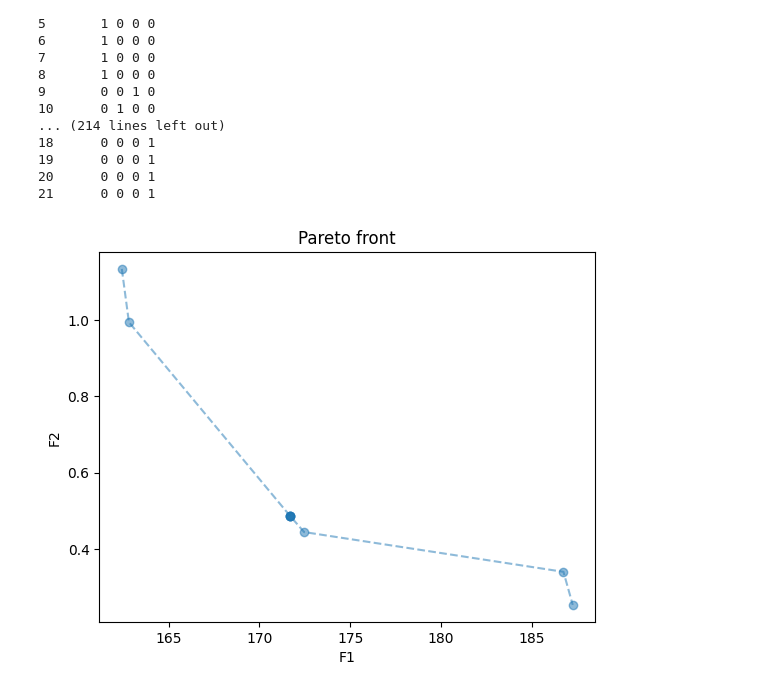
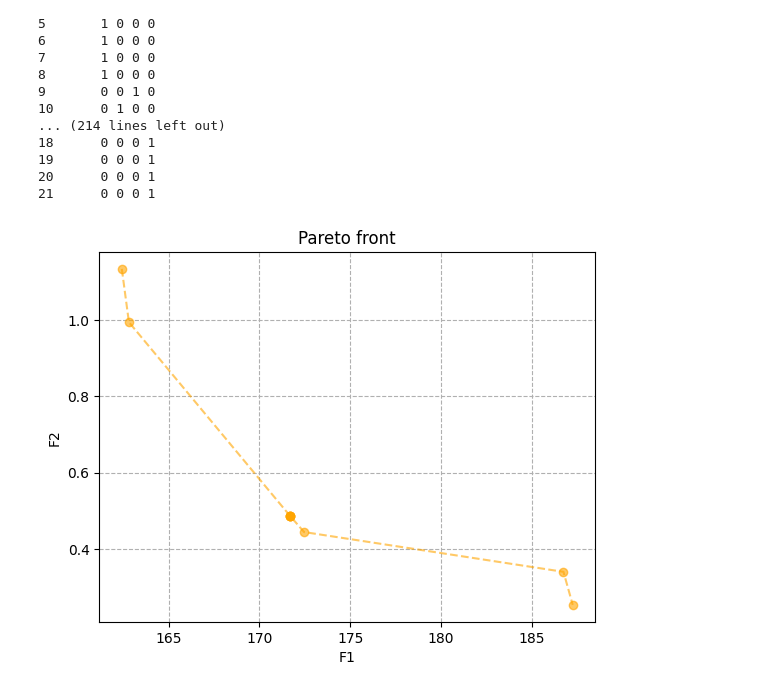
Before and after one commit to anras5/iswd, a Jupyter notebook: src/MOO-EMO/MOO.ipynb, the cells around one changed output. Saved outputs shown, nothing was run; the diff lists cells and outputs as text; code cells hidden in the pictures.

```diff
--- a/src/MOO-EMO/MOO.ipynb
+++ b/src/MOO-EMO/MOO.ipynb
@@ -137,10 +138,11 @@ f1: 162.43, f2: 1.1341
 20      0 0 0 1
 21      0 0 0 1
 # %%
-plt.plot(f1, f2, marker='o', linestyle='--', alpha=0.5)
+plt.plot(f1, f2, marker='o', linestyle='--', alpha=0.6, c='orange')
 plt.xlabel('F1')
 plt.ylabel('F2')
 plt.title('Pareto front')
+plt.grid(linestyle='--')
 plt.show();
 # %% [output]
-[figure, old version]
+[figure, new version]
```
Also changed, not shown: parts of 3 cells of this notebook, 5 other files.
